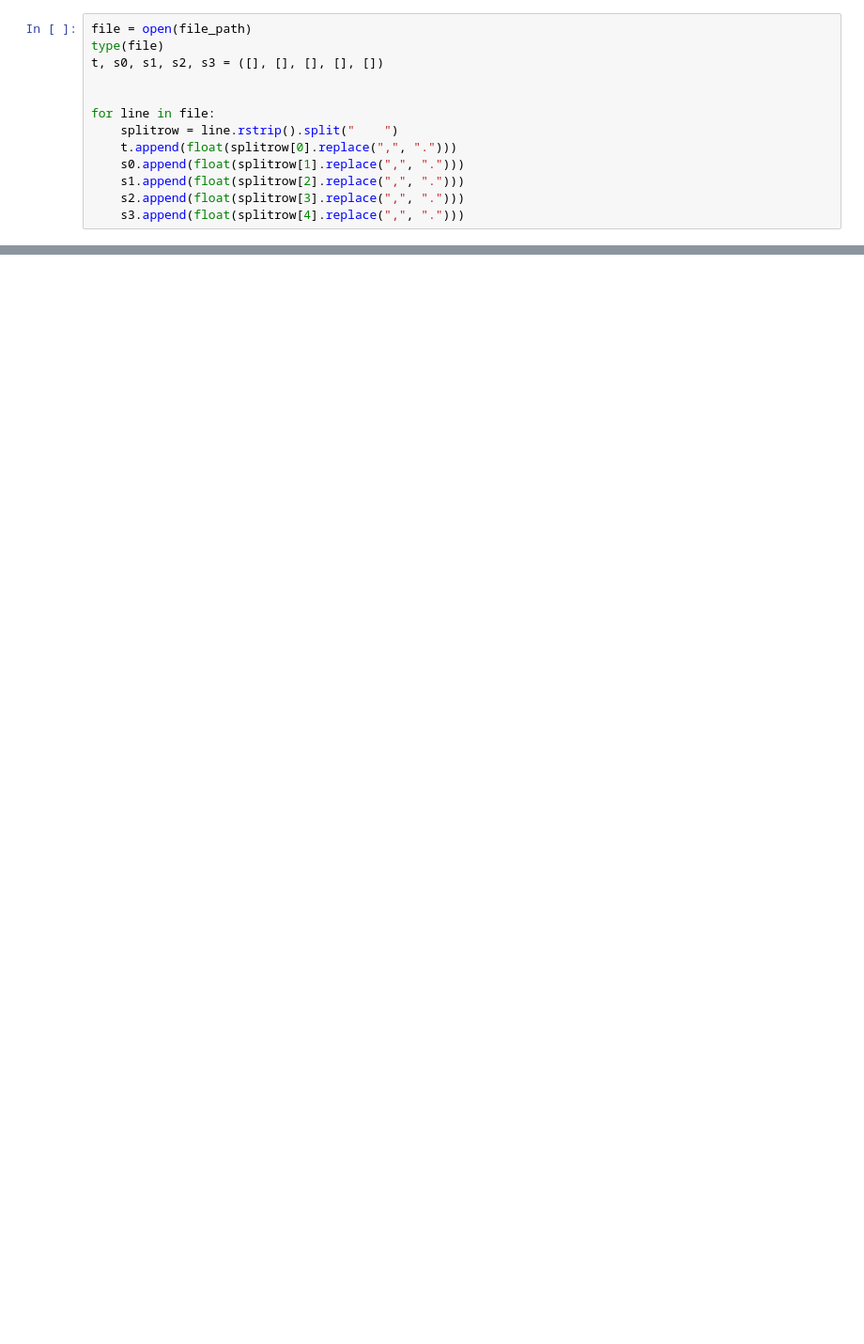
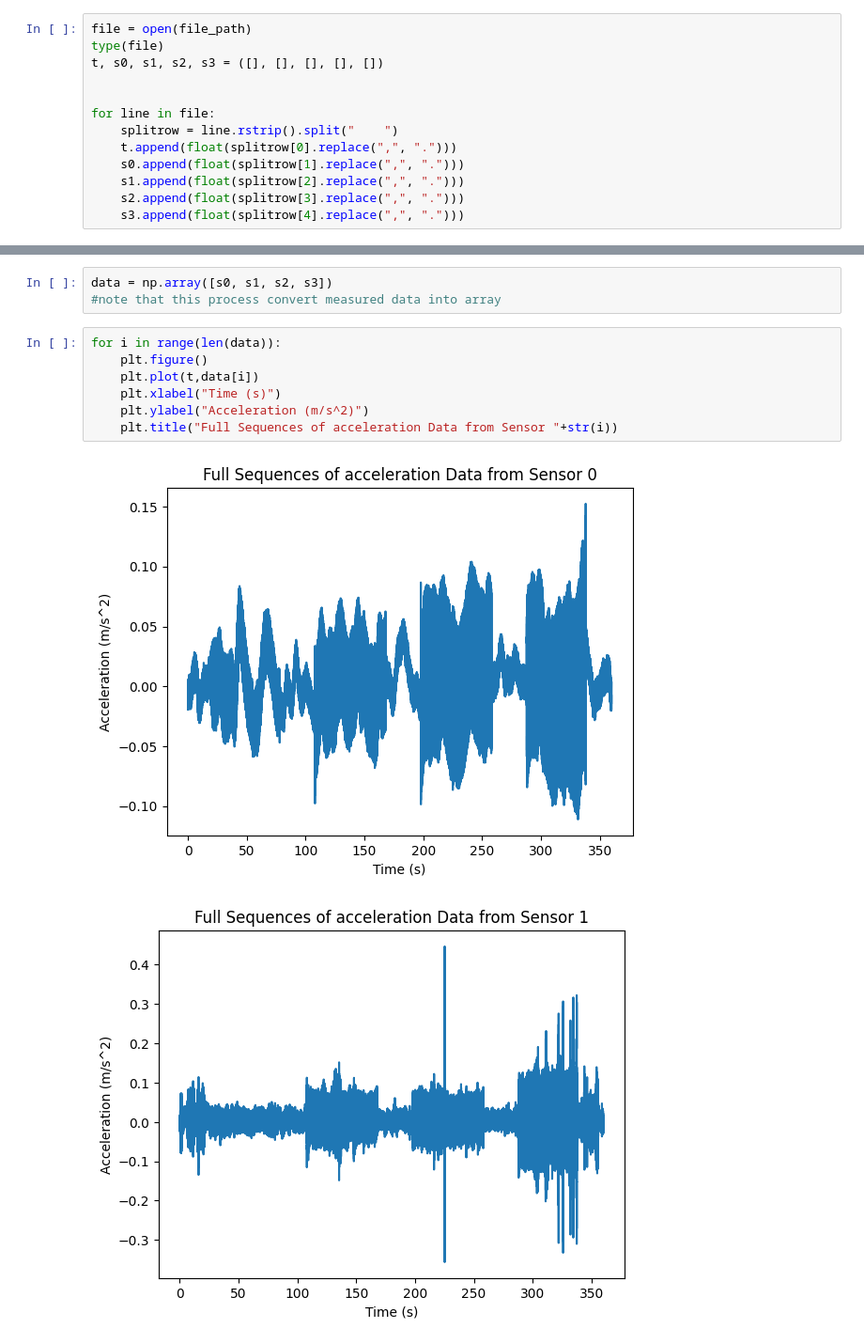
Before and after one commit to VibrasticLab/General_Projects, a Jupyter notebook: JLL_CWO_Okt_2023/extractdata_nidaq.ipynb, the cells around one changed output, grey strips where cells are left out. Shown at 94% size. Cells and saved outputs as stored; diff of their text form; blank space fills up the shorter version.

```diff
--- a/JLL_CWO_Okt_2023/extractdata_nidaq.ipynb
+++ b/JLL_CWO_Okt_2023/extractdata_nidaq.ipynb
@@ -31,0 +81,13 @@ for line in file:
+# %%
+data = np.array([s0, s1, s2, s3])
+#note that this process convert measured data into array
+# %%
+for i in range(len(data)):
+    plt.figure()
+    plt.plot(t,data[i])
+    plt.xlabel("Time (s)")
+    plt.ylabel("Acceleration (m/s^2)")
+    plt.title("Full Sequences of acceleration Data from Sensor "+str(i))
+# %% [output]
+[figure, added]
+[figure, added]
```
Also changed, not shown: parts of 19 cells of this notebook.
